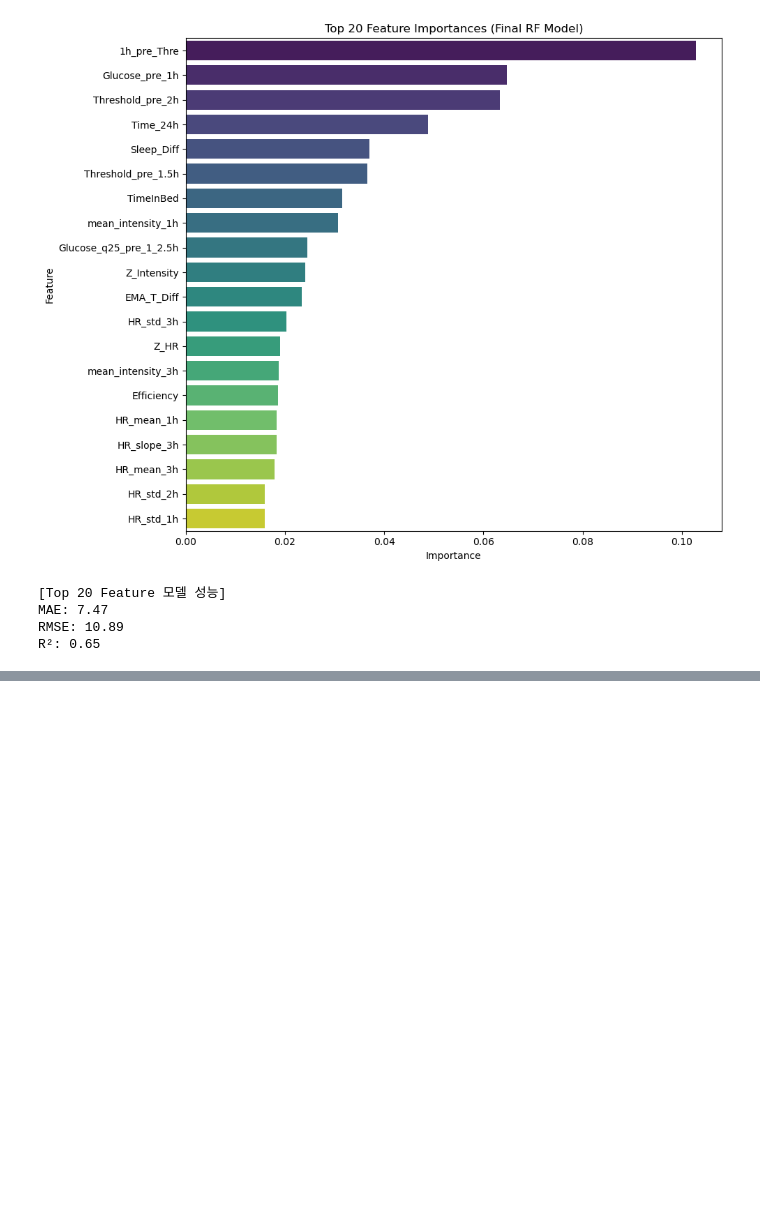
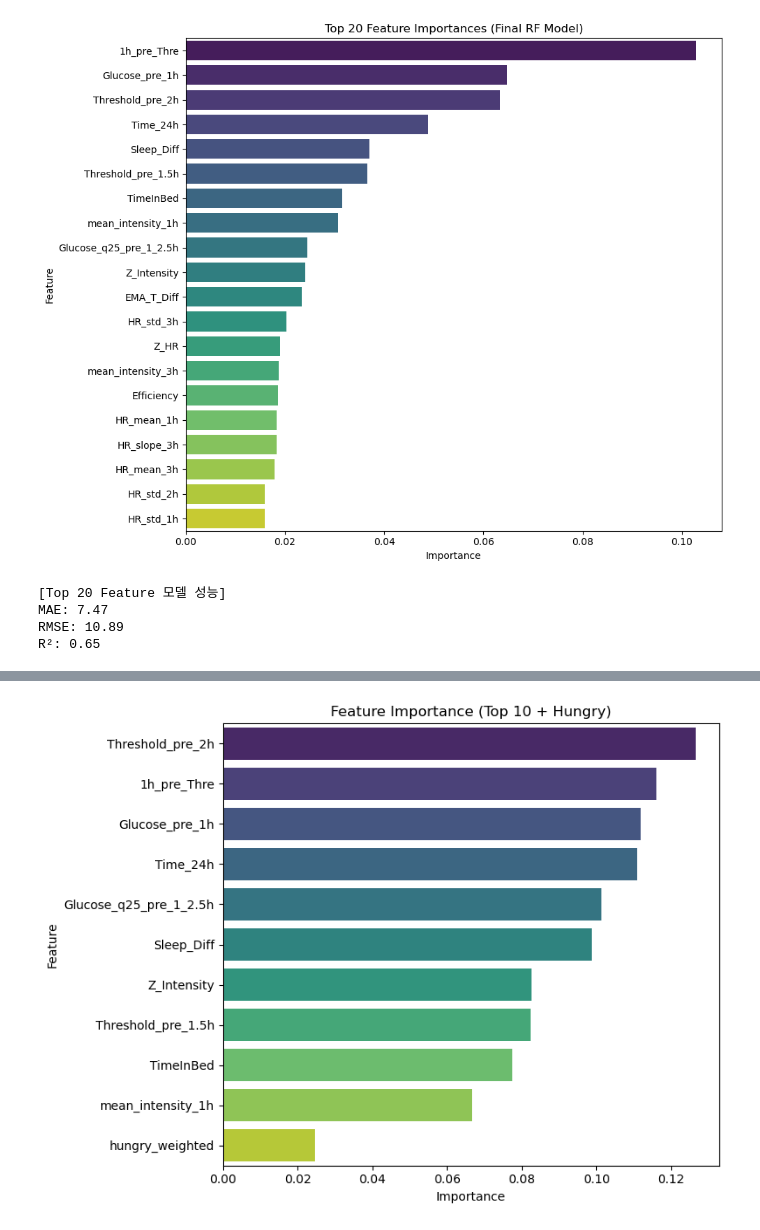
Before and after one commit to bglimtamu/CGM, a Jupyter notebook: 0731(GE_model).ipynb, the cells around one changed output, grey strips where cells are left out. Cells and saved outputs as stored; diff of their text form; code cells hidden in the pictures; blank space fills up the shorter version.

```diff
--- a/0731(GE_model).ipynb
+++ b/0731(GE_model).ipynb
@@ -1116,0 +1170,87 @@ plt.show()
+# %%
+import pandas as pd
+import numpy as np
+import matplotlib.pyplot as plt
+import seaborn as sns
+from sklearn.ensemble import RandomForestRegressor
+from sklearn.model_selection import KFold
+from sklearn.preprocessing import StandardScaler
+from sklearn.metrics import mean_absolute_error, mean_squared_error, r2_score
+
+top11_features = [
+    '1h_pre_Thre', 'Glucose_pre_1h', 'Threshold_pre_2h', 'Time_24h',
+    'Glucose_q25_pre_1_2.5h', 'Sleep_Diff', 'Threshold_pre_1.5h',
+    'TimeInBed', 'Z_Intensity', 'mean_intensity_1h', 'hungry_weighted'
+]
+
+# df에 실제 데이터셋을 넣어주세요
+X = df[top11_features]
+y = df['Glucose_1h_future']
+
+# 결측치 제거
+mask = X.notnull().all(axis=1) & y.notnull()
+X = X[mask]
+y = y[mask]
+
+# 스케일링
+scaler = StandardScaler()
+X_scaled = scaler.fit_transform(X)
+
+# 5-fold CV
+kf = KFold(n_splits=5, shuffle=True, random_state=42)
+mae_list, rmse_list, r2_list = [], [], []
+all_preds, all_y_true = [], []
+
+for train_idx, val_idx in kf.split(X_scaled):
+    X_train, X_val = X_scaled[train_idx], X_scaled[val_idx]
+    y_train, y_val = y.iloc[train_idx], y.iloc[val_idx]
+
+    model = RandomForestRegressor(n_estimators=200, random_state=42)
+    model.fit(X_train, y_train)
+    preds = model.predict(X_val)
+
+    mae_list.append(mean_absolute_error(y_val, preds))
+    rmse_list.append(np.sqrt(mean_squared_error(y_val, preds)))
+    r2_list.append(r2_score(y_val, preds))
+
+    all_preds.extend(preds)
+    all_y_true.extend(y_val)
+
+print(f"[Top 10 + hungry 모델 성능]")
+print(f"MAE: {np.mean(mae_list):.2f}")
+print(f"RMSE: {np.mean(rmse_list):.2f}")
+print(f"R²: {np.mean(r2_list):.2f}")
+
+# Feature Importance
+importances = model.feature_importances_
+feat_df = pd.DataFrame({'Feature': top11_features, 'Importance': importances})
+feat_df = feat_df.sort_values(by='Importance', ascending=False)
+
+plt.figure(figsize=(8, 6))
+sns.barplot(data=feat_df, y='Feature', x='Importance', palette='viridis')
+plt.title("Feature Importance (Top 10 + Hungry)")
+plt.tight_layout()
+plt.show()
+
+# Actual vs Predicted
+plt.figure(figsize=(6, 6))
+sns.scatterplot(x=all_y_true, y=all_preds, alpha=0.5)
+plt.plot([min(all_y_true), max(all_y_true)], [min(all_y_true), max(all_y_true)], 'r--')
+plt.xlabel("Actual Glucose")
+plt.ylabel("Predicted Glucose")
+plt.title("Actual vs Predicted Glucose")
+plt.grid(True)
+plt.tight_layout()
+plt.show()
+
+# Residuals
+residuals = np.array(all_y_true) - np.array(all_preds)
+plt.figure(figsize=(6, 4))
+sns.histplot(residuals, bins=50, kde=True)
+plt.axvline(0, color='red', linestyle='--')
+plt.xlabel("Residuals")
+plt.title("Residual Distribution")
+plt.grid(True)
+plt.tight_layout()
+plt.show()
+# %% [output]
@@ -1116,0 +1264 @@ plt.show()
+[figure, added]
```
Also changed, not shown: parts of 17 cells of this notebook.
